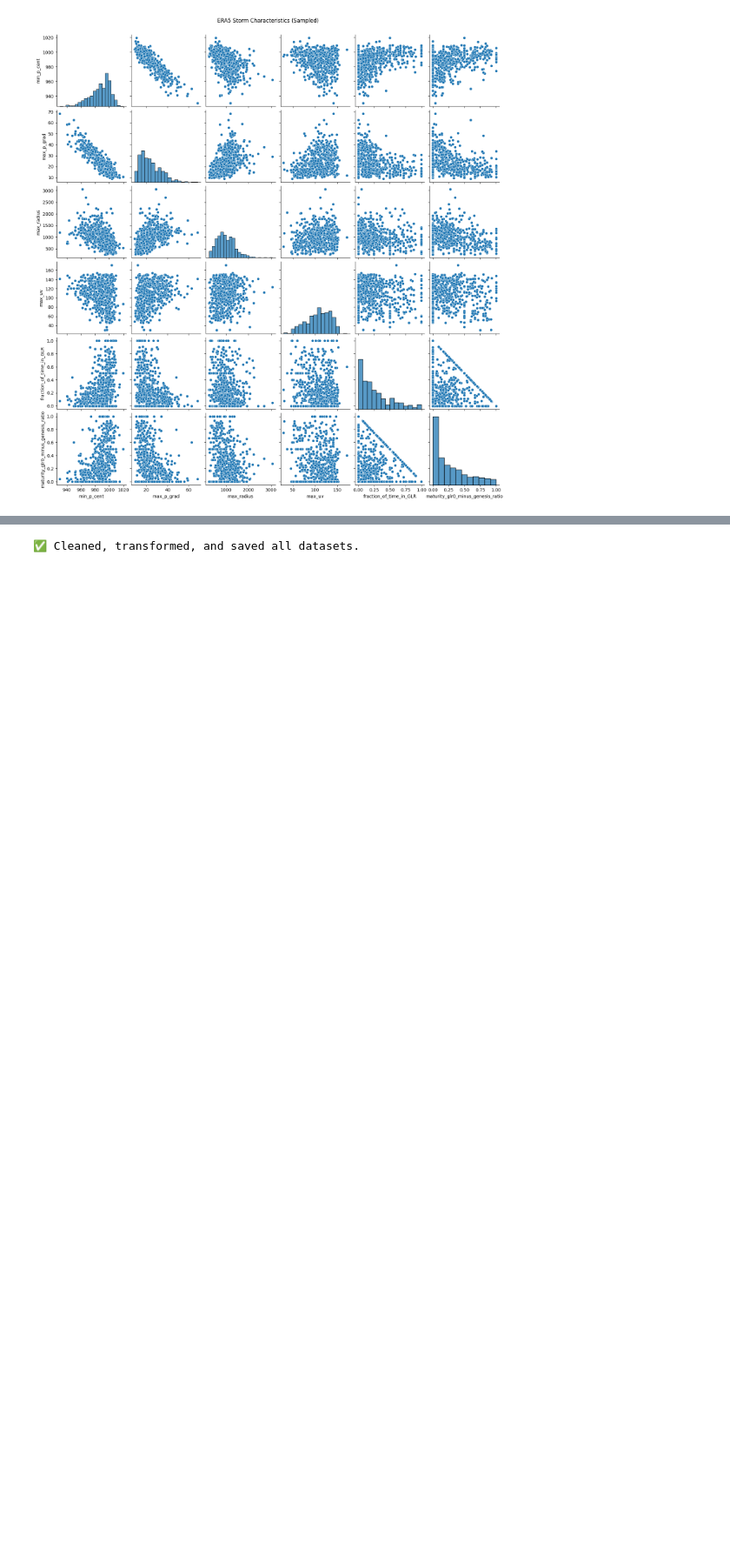
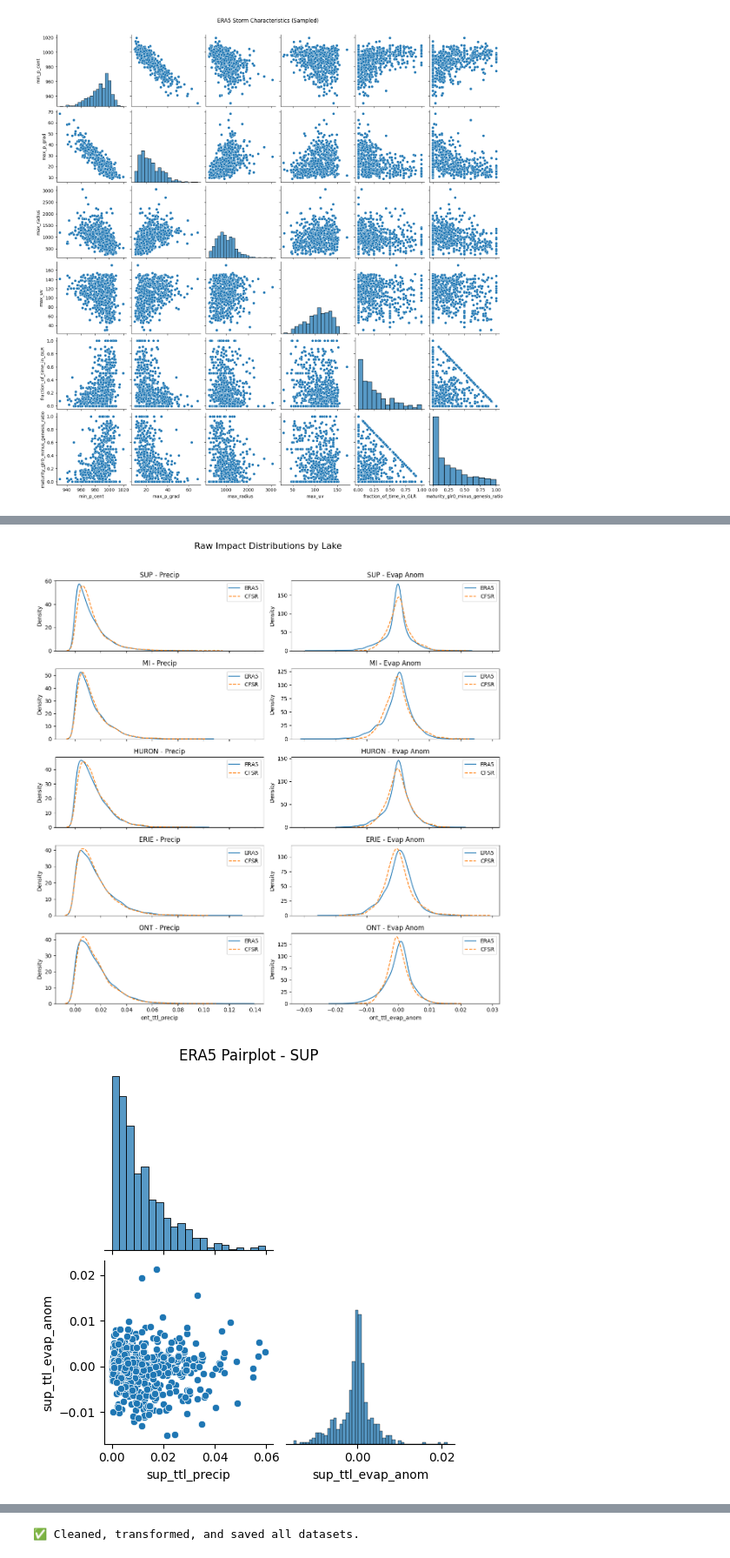
Before and after one commit to DaniJonesOcean/etc-impacts-great-lakes, a Jupyter notebook: notebooks/01_exploratory_analysis.ipynb, the cells around one changed output, grey strips where cells are left out. Shown at 87% size. Saved outputs shown, nothing was run; the diff lists cells and outputs as text; code cells hidden in the pictures; blank space fills up the shorter version.

```diff
--- a/notebooks/01_exploratory_analysis.ipynb
+++ b/notebooks/01_exploratory_analysis.ipynb
@@ -176,0 +134,50 @@ for lake in lakes:
+# %%
+# ------------------------------
+# 4b. Impact Variable Visualizations
+# ------------------------------
+precip_vars = [
+    'sup_ttl_precip', 'mi_ttl_precip', 'huron_ttl_precip', 'erie_ttl_precip', 'ont_ttl_precip']
+evap_anom_vars = [
+    'sup_ttl_evap_anom', 'mi_ttl_evap_anom', 'huron_ttl_evap_anom', 'erie_ttl_evap_anom', 'ont_ttl_evap_anom']
+lakes = ['sup', 'mi', 'huron', 'erie', 'ont']
+
+# Visualize raw impacts separately for precip and evap anoms
+fig, axs = plt.subplots(len(lakes), 2, figsize=(12, 12), sharex='col')
+fig.suptitle("Raw Impact Distributions by Lake", fontsize=16, y=1.02)
+
+for i, lake in enumerate(lakes):
+    # Precipitation
+    precip_col = f"{lake}_ttl_precip"
+    sns.kdeplot(df_era5[precip_col], ax=axs[i, 0], label="ERA5", linestyle='-')
+    sns.kdeplot(df_cfsr[precip_col], ax=axs[i, 0], label="CFSR", linestyle='--')
+    axs[i, 0].set_title(f"{lake.upper()} - Precip")
+    axs[i, 0].legend()
+
+    # Evaporation anomaly
+    evap_col = f"{lake}_ttl_evap_anom"
+    sns.kdeplot(df_era5[evap_col], ax=axs[i, 1], label="ERA5", linestyle='-')
+    sns.kdeplot(df_cfsr[evap_col], ax=axs[i, 1], label="CFSR", linestyle='--')
+    axs[i, 1].set_title(f"{lake.upper()} - Evap Anom")
+    axs[i, 1].legend()
+
+plt.tight_layout()
+plt.show()
+
+# Pairplots: Precip vs Evap by lake
+for lake in lakes:
+    pair_cols = [f"{lake}_ttl_precip", f"{lake}_ttl_evap_anom"]
+    sns.pairplot(df_era5[pair_cols].sample(frac=0.1, random_state=42), corner=True)
+    plt.suptitle(f"ERA5 Pairplot - {lake.upper()}", y=1.02)
+    plt.show()
+
+# Pairplots: Precip only and Evap only (all lakes)
+sns.pairplot(df_era5[precip_vars].sample(frac=0.1, random_state=42), corner=False)
+plt.suptitle("ERA5 Pairplot - Precip Only (All Lakes)", y=1.02)
+plt.show()
+
+sns.pairplot(df_era5[evap_anom_vars].sample(frac=0.1, random_state=42), corner=False)
+plt.suptitle("ERA5 Pairplot - Evap Anom Only (All Lakes)", y=1.02)
+plt.show()
+# %% [output]
+[figure, added]
+[figure, added]
```
Also changed, not shown: parts of 10 cells of this notebook, 4 other files.
